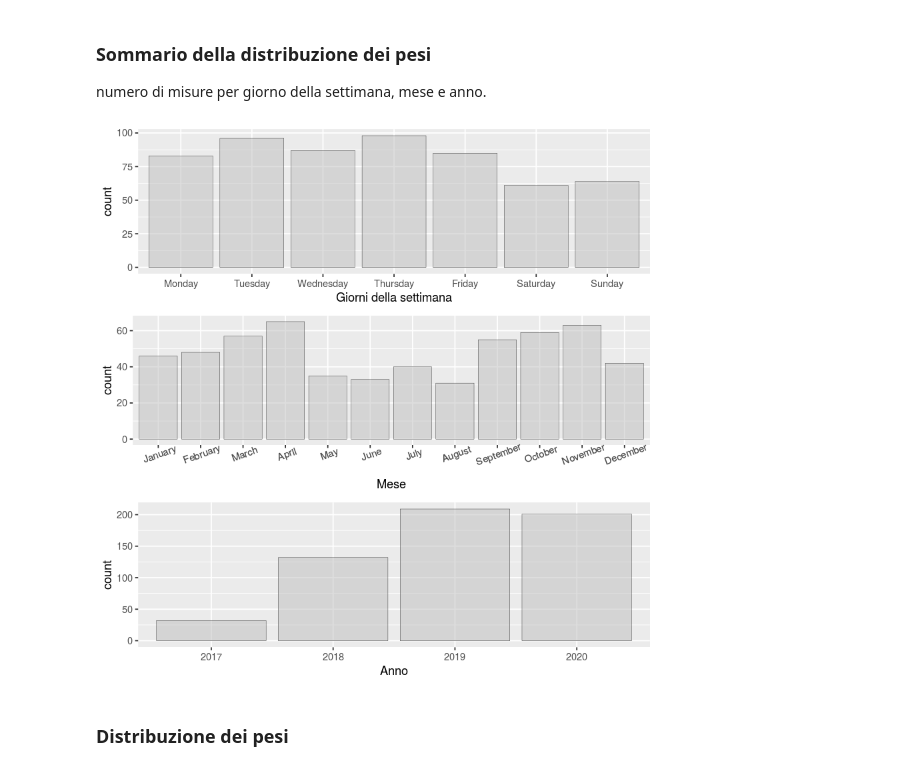
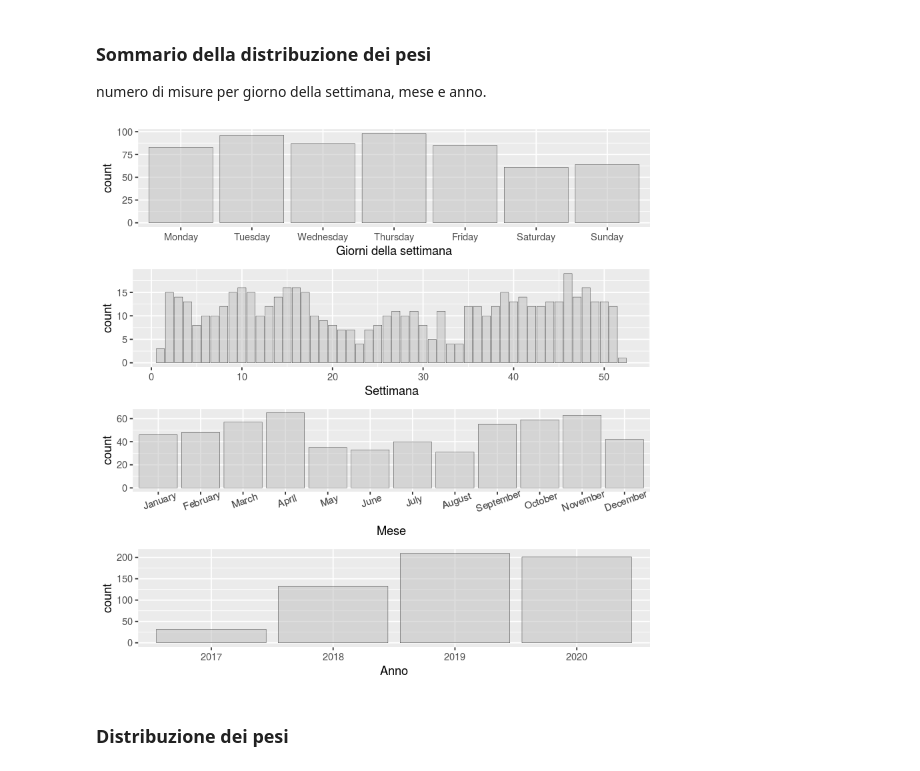
Before and after one commit to mt82/Peso, a Jupyter notebook: Peso.ipynb, the cells around one changed output. Cells and saved outputs as stored; diff of their text form; code cells hidden in the pictures.

```diff
--- a/Peso.ipynb
+++ b/Peso.ipynb
@@ -23,8 +23,10 @@ dt <- dt %>%
     mutate(Year=year(Date)) %>%
     mutate(Week=week(Date)) %>%
     mutate(MonthYear=as.factor(format(Date,"%Y-%m"))) %>%
+    mutate(FirstDayWeek=cut(as.POSIXct(time), "week")) %>%
+    mutate(FirstDayMonth=cut(as.POSIXct(time), "month")) %>%
     mutate(YearWeek=as.factor(paste(as.character(Year),
-                                    as.character(Week),sep='-')))
+                                    sprintf("%02d", Week),sep='-')))
 dt$dayWeek <- factor(dt$dayWeek, levels= c("Monday",
     "Tuesday", "Wednesday", "Thursday", "Friday",
     "Saturday", "Sunday"))
@@ -39,20 +41,24 @@ numero di misure per giorno della settimana, mese e anno.
 # %%
 p1 <- dt %>%
     ggplot(mapping = aes(x=dayWeek)) +
     geom_bar(color = "black", size = 0.1, fill = "grey", alpha = 0.5) +
     xlab("Giorni della settimana")
 p2 <- dt %>%
+    ggplot(mapping = aes(x=Week)) +
+    geom_bar(color = "black", size = 0.1, fill = "grey", alpha = 0.5) +
+    xlab("Settimana")
+p3 <- dt %>%
     ggplot(mapping = aes(x=MonthName)) +
     geom_bar(color = "black", size = 0.1, fill = "grey", alpha = 0.5) +
     xlab("Mese") +
     theme(axis.text.x = element_text(angle=20))
-p3 <- dt %>%
+p4 <- dt %>%
     ggplot(mapping = aes(x=Year)) +
     geom_bar(color = "black", size = 0.1, fill = "grey", alpha = 0.5) +
     xlab("Anno")
-grid.arrange(p1, p2, p3, nrow=3)
+grid.arrange(p1, p2, p3, p4, nrow=4)
 # %% [output]
-[figure, old version]
+[figure, new version]
 # %% [markdown]
 ### Distribuzione dei pesi
 # %%
```
Also changed, not shown: parts of 5 cells of this notebook, 1 other file.
